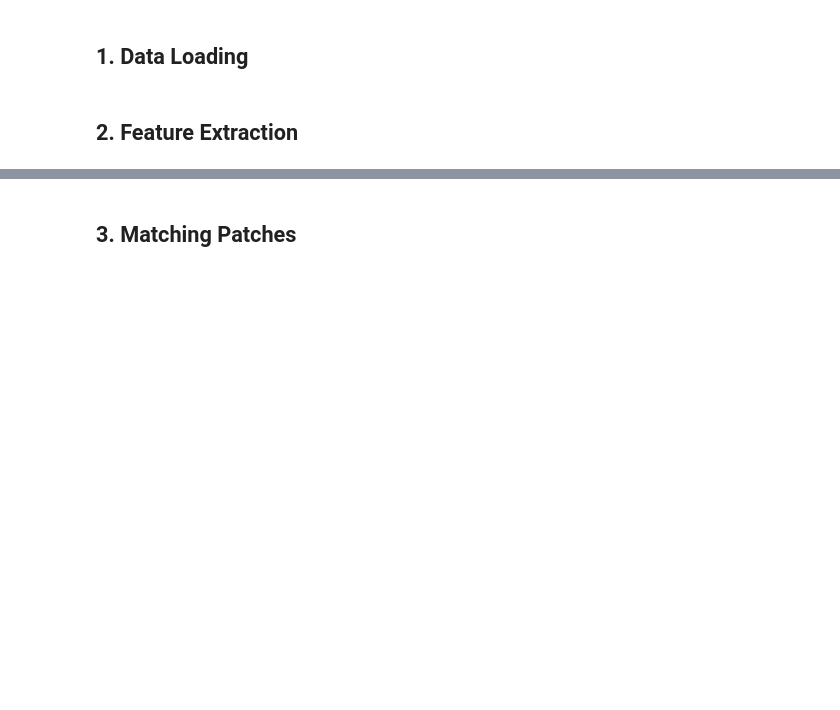
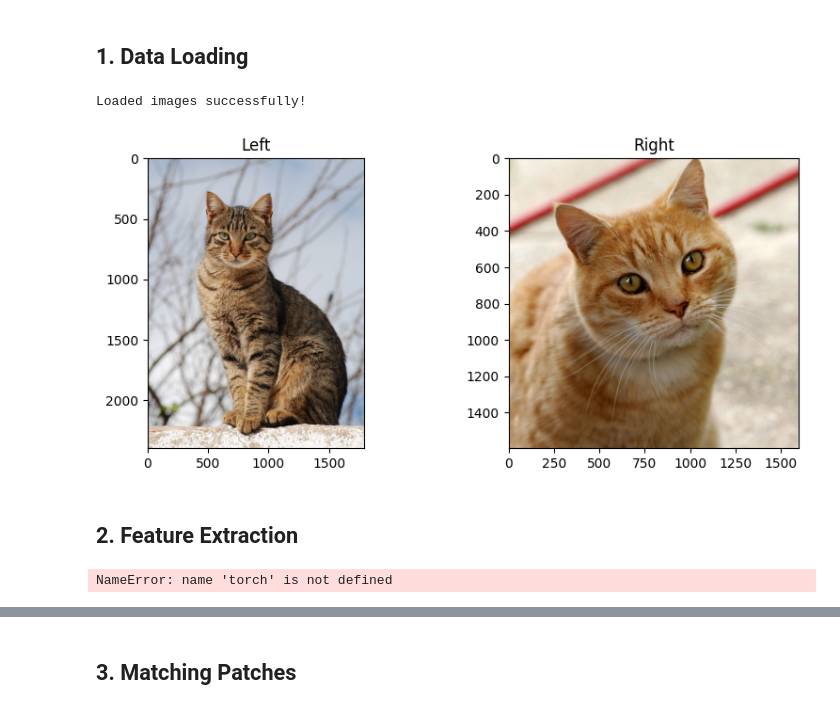
Before and after one commit to mhsefidgar/DinoV3Production, a Jupyter notebook: notebooks/dense_sparse_matching.ipynb, the cells around one changed output, grey strips where cells are left out. Cells and saved outputs as stored; diff of their text form; code cells hidden in the pictures; blank space fills up the shorter version.

```diff
--- a/notebooks/dense_sparse_matching.ipynb
+++ b/notebooks/dense_sparse_matching.ipynb
@@ -32,38 +58,39 @@ IMAGE_SIZE = 768
 # %% [markdown]
 ## 1. Data Loading
 # %%
-def load_image_from_url(url: str) -> Image:
-    with urllib.request.urlopen(url) as f:
+from PIL import Image
+import urllib.request
+import matplotlib.pyplot as plt
+
+def load_image_from_url(url: str) -> Image.Image:
+    headers = {'User-Agent': 'Mozilla/5.0 (Windows NT 10.0; Win64; x64)'}
+    req = urllib.request.Request(url, headers=headers)
+    with urllib.request.urlopen(req) as f:
         return Image.open(f).convert("RGB")
 
-# URLs - Real samples from Wikimedia Commons
-# Two different views/instances of cats for dense correspondence
-image_left_uri = "https://upload.wikimedia.org/wikipedia/commons/thumb/4/4d/Cat_November_2010-1a.jpg/480px-Cat_November_2010-1a.jpg"
-image_right_uri = "https://upload.wikimedia.org/wikipedia/commons/thumb/3/3a/Cat03.jpg/480px-Cat03.jpg"
+image_left_uri = "https://upload.wikimedia.org/wikipedia/commons/4/4d/Cat_November_2010-1a.jpg"
+image_right_uri = "https://upload.wikimedia.org/wikipedia/commons/3/3a/Cat03.jpg"
 
 try:
     image_left = load_image_from_url(image_left_uri)
     image_right = load_image_from_url(image_right_uri)
-
-    # Create default masks (all foreground) since we are using raw web images
-    # This allows matching to run on the entire image surface
     mask_left = Image.new('L', image_left.size, color=255)
     mask_right = Image.new('L', image_right.size, color=255)
-
-    print("Loaded real images from Wikimedia.")
+    print("Loaded images successfully!")
 except Exception as e:
     print(f"Failed to load images: {e}. Using fallback.")
-    # Fallback
     image_left = Image.new('RGB', (800, 600), color='salmon')
-    mask_left = Image.new('L', (800, 600), color=255) # Full FG dump
+    mask_left = Image.new('L', (800, 600), color=255)
     image_right = Image.new('RGB', (800, 600), color='coral')
     mask_right = Image.new('L', (800, 600), color=255)
 
-# Visualization
 plt.figure(figsize=(10, 4))
 plt.subplot(1, 2, 1); plt.imshow(image_left); plt.title("Left")
 plt.subplot(1, 2, 2); plt.imshow(image_right); plt.title("Right")
 plt.show()
+# %% [output]
+Loaded images successfully!
+[figure, added]
 # %% [markdown]
 ## 2. Feature Extraction
 # %%
@@ -111,3 +138,5 @@ with torch.inference_mode():
          # Real Feature Extraction
          feats = extract_dino_features(model, image_norm)
          patch_features.append(feats.squeeze(0).detach().cpu())
+# %% [output]
+NameError: name 'torch' is not defined
```
Also changed, not shown: parts of 6 cells of this notebook.
